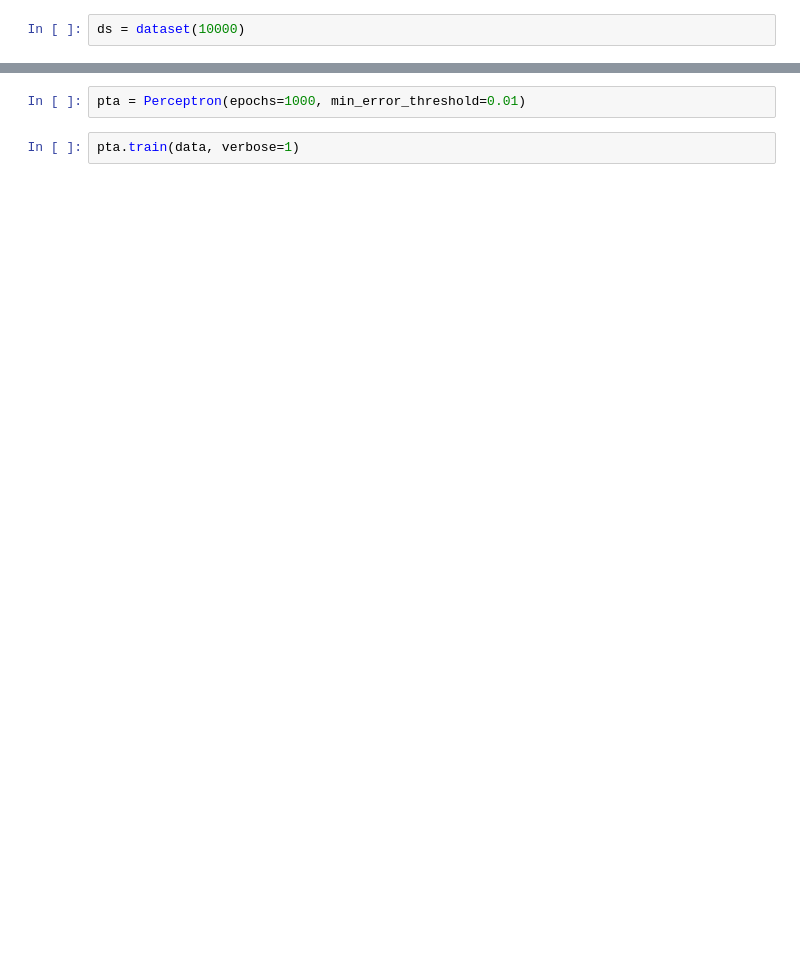
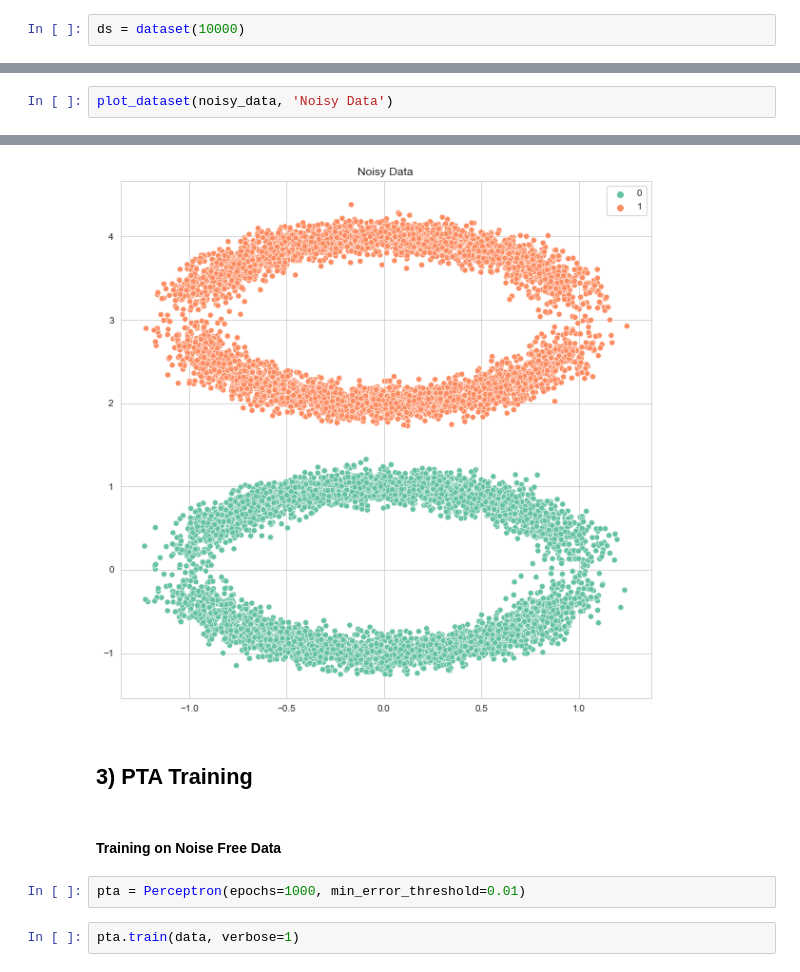
Before and after one commit to aflah02/ML_Assignments, a Jupyter notebook: Assignment 2/B.ipynb, the cells around one changed output, grey strips where cells are left out. Drawn from its saved outputs; the diff is of its cells as text; blank space fills up the shorter version.

```diff
--- a/Assignment 2/B.ipynb
+++ b/Assignment 2/B.ipynb
@@ -6,0 +17,3 @@ data = ds.get()
+# %%
+plot_dataset(noisy_data, 'Noisy Data')
+# %% [output]
@@ -7,3 +21,8 @@ data = ds.get()
+[figure, added]
+# %% [markdown]
+## 3) PTA Training
+# %% [markdown]
+#### Training on Noise Free Data
 # %%
 pta = Perceptron(epochs=1000, min_error_threshold=0.01)
 # %%
```
Also changed, not shown: parts of 39 cells of this notebook, 1 other file.
